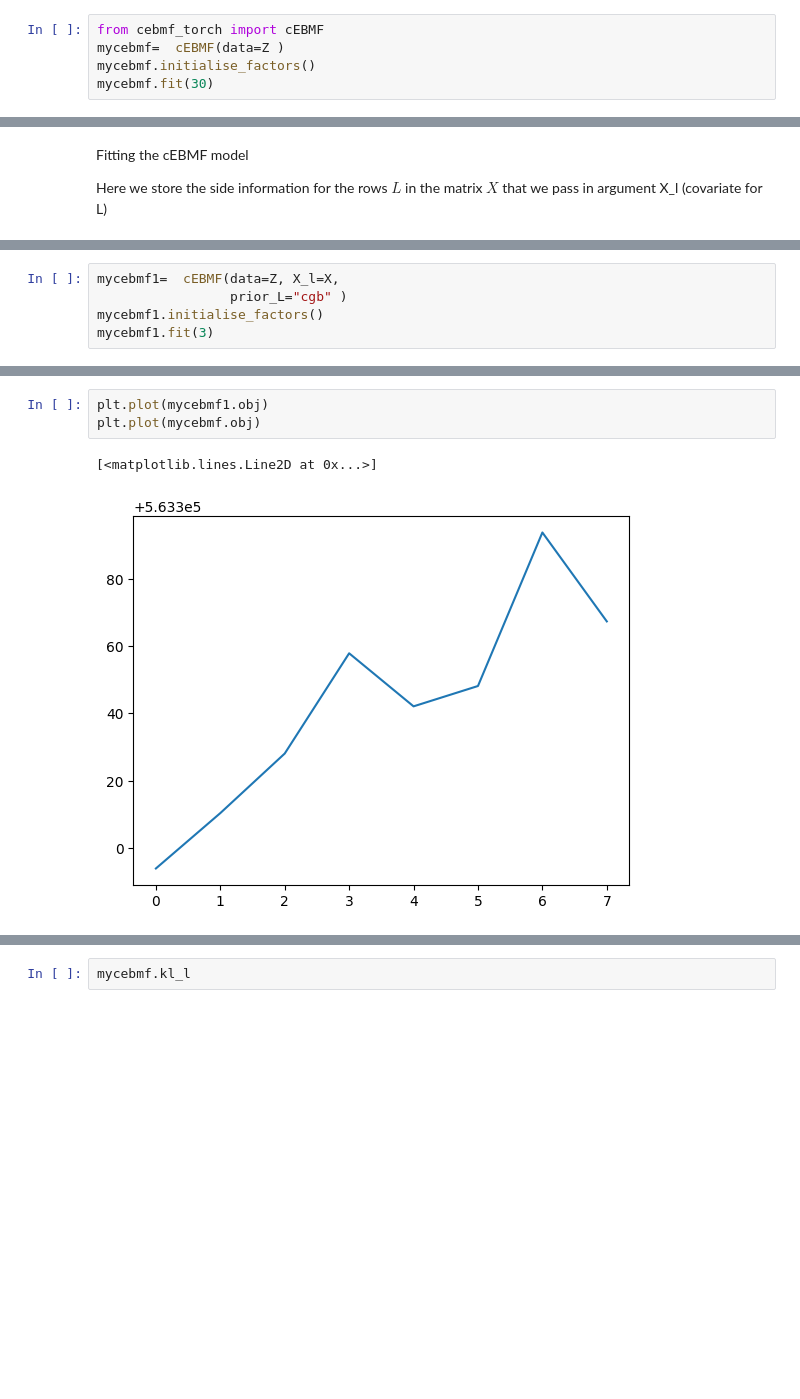
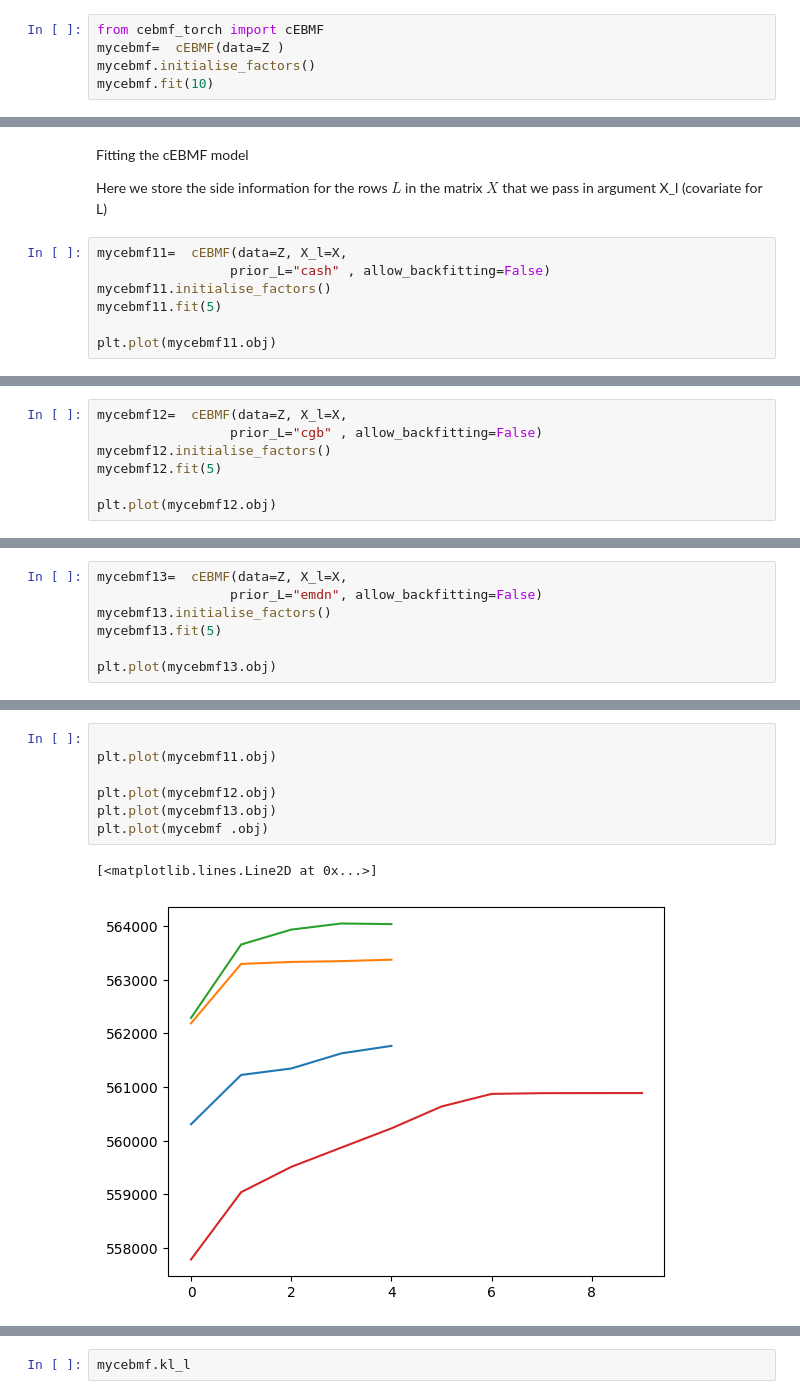
Before and after one commit to william-denault/cebmf_torch, a Jupyter notebook: examples/Tiled-clustering model.ipynb, the cells around one changed output, grey strips where cells are left out. Cells and saved outputs as stored; diff of their text form; blank space fills up the shorter version.

```diff
--- a/examples/Tiled-clustering model.ipynb
+++ b/examples/Tiled-clustering model.ipynb
@@ -118,7 +118,7 @@ Fitting the model without account for the 2d side information
 from cebmf_torch import cEBMF
 mycebmf=  cEBMF(data=Z )
 mycebmf.initialise_factors()
-mycebmf.fit(30)
+mycebmf.fit(10)
 # %% [output]
 tensor(-2736.1907)
 6004.62109375
@@ -142,3 +159,10 @@ Fitting the cEBMF model
 
 
 Here we store the side information for the rows $L$ in the matrix $X$ that we pass in argument X_l (covariate for L)
+# %%
+mycebmf11=  cEBMF(data=Z, X_l=X,
+                 prior_L="cash" , allow_backfitting=False)
+mycebmf11.initialise_factors()
+mycebmf11.fit(5)
+
+plt.plot(mycebmf11.obj)
@@ -145,6 +189,8 @@ Here we store the side information for the rows $L$ in the matrix $X$ that we pa
 # %%
-mycebmf1=  cEBMF(data=Z, X_l=X,
-                 prior_L="cgb" )
-mycebmf1.initialise_factors()
-mycebmf1.fit(3)
+mycebmf12=  cEBMF(data=Z, X_l=X,
+                 prior_L="cgb" , allow_backfitting=False)
+mycebmf12.initialise_factors()
+mycebmf12.fit(5)
+
+plt.plot(mycebmf12.obj)
 # %% [output]
@@ -184,0 +216,7 @@ CEBMFResult(L=tensor([[-6.8412e+00, -1.2591e-08,  0.0000e+00],
+# %%
+mycebmf13=  cEBMF(data=Z, X_l=X,
+                 prior_L="emdn", allow_backfitting=False)
+mycebmf13.initialise_factors()
+mycebmf13.fit(5)
+
+plt.plot(mycebmf13.obj)
@@ -198,6 +269,10 @@ tensor(0.0057)
 # %%
-plt.plot(mycebmf1.obj)
-plt.plot(mycebmf.obj)
+
+plt.plot(mycebmf11.obj)
+
+plt.plot(mycebmf12.obj)
+plt.plot(mycebmf13.obj)
+plt.plot(mycebmf .obj)
 # %% [output]
 [<matplotlib.lines.Line2D at 0x...>]
-[figure, old version]
+[figure, new version]
```
Also changed, not shown: parts of 15 cells of this notebook, 6 other files.
